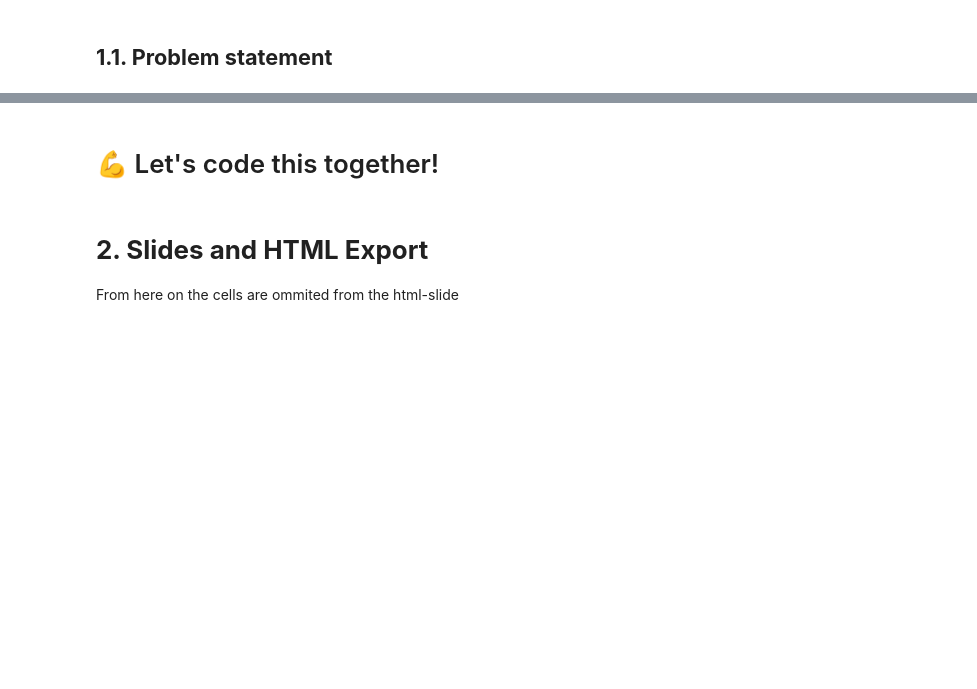
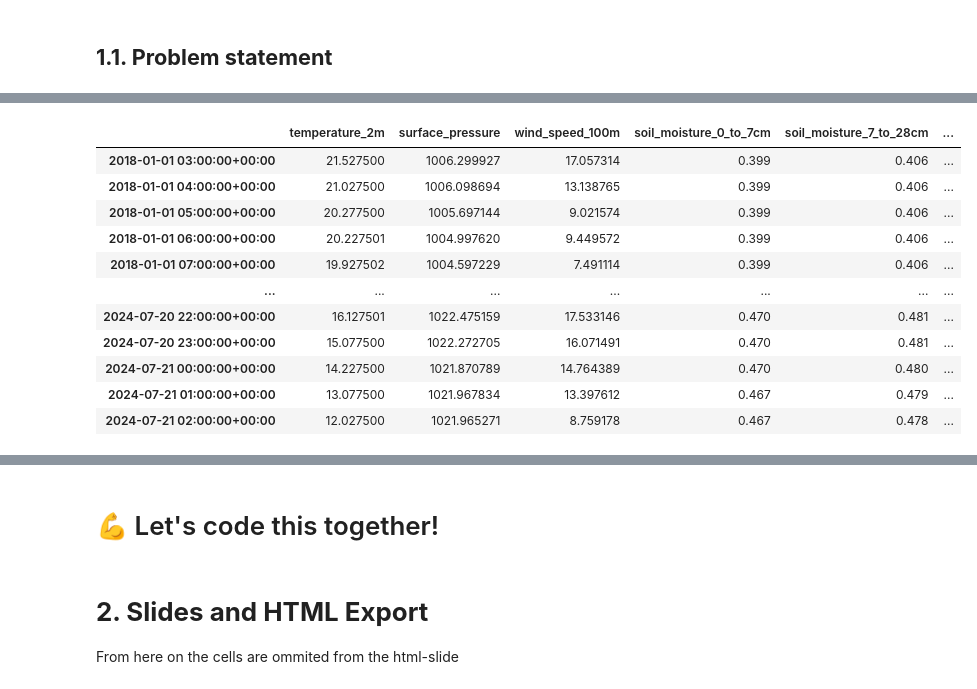
Before and after one commit to samucab/data-flood-forecasting-pitch, a Jupyter notebook: idea-viability.ipynb, the cells around one changed output, grey strips where cells are left out. Saved outputs shown, nothing was run; the diff lists cells and outputs as text; code cells hidden in the pictures; blank space fills up the shorter version.

```diff
--- a/idea-viability.ipynb
+++ b/idea-viability.ipynb
@@ -286,0 +314,68 @@ forecast_df
+# %%
+import openmeteo_requests
+
+import requests_cache
+import pandas as pd
+from retry_requests import retry
+
+# Setup the Open-Meteo API client with cache and retry on error
+cache_session = requests_cache.CachedSession('.cache', expire_after = -1)
+retry_session = retry(cache_session, retries = 5, backoff_factor = 0.2)
+openmeteo = openmeteo_requests.Client(session = retry_session)
+
+# Make sure all required weather variables are listed here
+# The order of variables in hourly or daily is important to assign them correctly below
+url = "https://archive-api.open-meteo.com/v1/archive"
+params = {
+	"latitude": -29.7589,
+	"longitude": -51.1483,
+	"start_date": "2018-01-01",
+	"end_date": "2024-07-20",
+	"hourly": ["temperature_2m", "surface_pressure", "wind_speed_100m", "soil_moisture_0_to_7cm", "soil_moisture_7_to_28cm", "soil_moisture_28_to_100cm", "soil_moisture_100_to_255cm", "direct_radiation"],
+	"timezone": "America/Sao_Paulo"
+}
+responses = openmeteo.weather_api(url, params=params)
+
+# Process first location. Add a for-loop for multiple locations or weather models
+response = responses[0]
+print(f"Coordinates {response.Latitude()}°N {response.Longitude()}°E")
+print(f"Elevation {response.Elevation()} m asl")
+print(f"Timezone {response.Timezone()} {response.TimezoneAbbreviation()}")
+print(f"Timezone difference to GMT+0 {response.UtcOffsetSeconds()} s")
+
+# Process hourly data. The order of variables needs to be the same as requested.
+hourly = response.Hourly()
+hourly_temperature_2m = hourly.Variables(0).ValuesAsNumpy()
+hourly_surface_pressure = hourly.Variables(1).ValuesAsNumpy()
+hourly_wind_speed_100m = hourly.Variables(2).ValuesAsNumpy()
+hourly_soil_moisture_0_to_7cm = hourly.Variables(3).ValuesAsNumpy()
+hourly_soil_moisture_7_to_28cm = hourly.Variables(4).ValuesAsNumpy()
+hourly_soil_moisture_28_to_100cm = hourly.Variables(5).ValuesAsNumpy()
+hourly_soil_moisture_100_to_255cm = hourly.Variables(6).ValuesAsNumpy()
+hourly_direct_radiation = hourly.Variables(7).ValuesAsNumpy()
+
+hourly_data = {"date": pd.date_range(
+	start = pd.to_datetime(hourly.Time(), unit = "s", utc = True),
+	end = pd.to_datetime(hourly.TimeEnd(), unit = "s", utc = True),
+	freq = pd.Timedelta(seconds = hourly.Interval()),
+	inclusive = "left"
+)}
+hourly_data["temperature_2m"] = hourly_temperature_2m
+hourly_data["surface_pressure"] = hourly_surface_pressure
+hourly_data["wind_speed_100m"] = hourly_wind_speed_100m
+hourly_data["soil_moisture_0_to_7cm"] = hourly_soil_moisture_0_to_7cm
+hourly_data["soil_moisture_7_to_28cm"] = hourly_soil_moisture_7_to_28cm
+hourly_data["soil_moisture_28_to_100cm"] = hourly_soil_moisture_28_to_100cm
+hourly_data["soil_moisture_100_to_255cm"] = hourly_soil_moisture_100_to_255cm
+hourly_data["direct_radiation"] = hourly_direct_radiation
+
+meteo_df = pd.DataFrame(data = hourly_data)
+meteo_df.index = meteo_df['date']
+meteo_df.index.name = None
+meteo_df.sort_index(ascending=True, inplace=True)
+meteo_df.drop(columns='date', inplace=True)
+
+meteo_df.to_csv('historical_meteo_data.csv')
+
+meteo_df
+# %% [output]
@@ -286,0 +386,12 @@ forecast_df
+|  | temperature_2m | surface_pressure | wind_speed_100m | soil_moisture_0_to_7cm | soil_moisture_7_to_28cm | ... |
+| 2018-01-01 03:00:00+00:00 | 21.527500 | 1006.299927 | 17.057314 | 0.399 | 0.406 | ... |
+| 2018-01-01 04:00:00+00:00 | 21.027500 | 1006.098694 | 13.138765 | 0.399 | 0.406 | ... |
+| 2018-01-01 05:00:00+00:00 | 20.277500 | 1005.697144 | 9.021574 | 0.399 | 0.406 | ... |
+| 2018-01-01 06:00:00+00:00 | 20.227501 | 1004.997620 | 9.449572 | 0.399 | 0.406 | ... |
+| 2018-01-01 07:00:00+00:00 | 19.927502 | 1004.597229 | 7.491114 | 0.399 | 0.406 | ... |
+| ... | ... | ... | ... | ... | ... | ... |
+| 2024-07-20 22:00:00+00:00 | 16.127501 | 1022.475159 | 17.533146 | 0.470 | 0.481 | ... |
+| 2024-07-20 23:00:00+00:00 | 15.077500 | 1022.272705 | 16.071491 | 0.470 | 0.481 | ... |
+| 2024-07-21 00:00:00+00:00 | 14.227500 | 1021.870789 | 14.764389 | 0.470 | 0.480 | ... |
+| 2024-07-21 01:00:00+00:00 | 13.077500 | 1021.967834 | 13.397612 | 0.467 | 0.479 | ... |
+| 2024-07-21 02:00:00+00:00 | 12.027500 | 1021.965271 | 8.759178 | 0.467 | 0.478 | ... |
```
Also changed, not shown: parts of 29 cells of this notebook, 7 other files.
